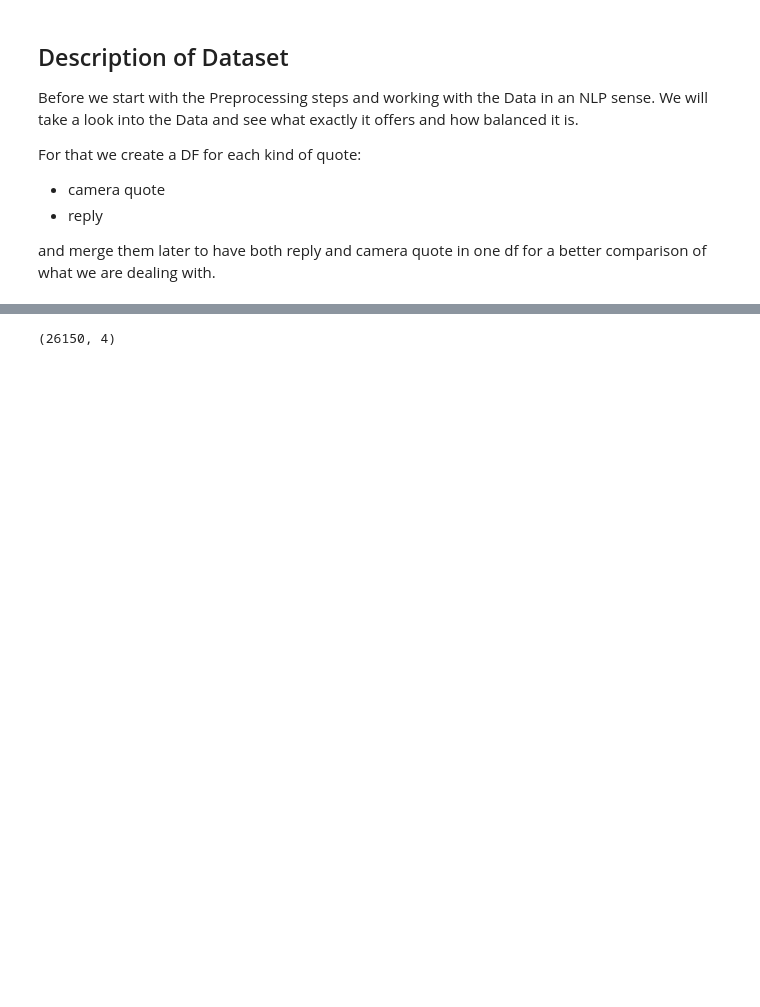
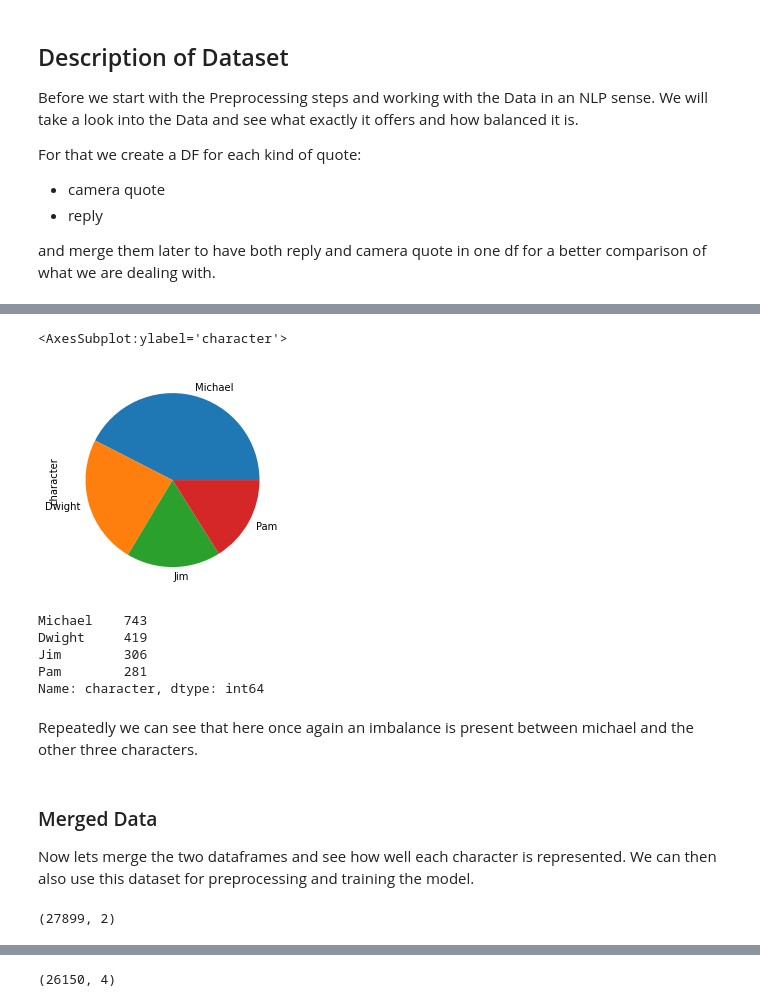
Before and after one commit to kiubb02/NLP_TheOffice_Project, a Jupyter notebook: main.ipynb, the cells around one changed output, grey strips where cells are left out. Saved outputs shown, nothing was run; the diff lists cells and outputs as text; code cells hidden in the pictures; blank space fills up the shorter version.

```diff
--- a/main.ipynb
+++ b/main.ipynb
@@ -36,0 +133,19 @@ import re
+# %%
+char_count.plot(kind="pie")
+# %% [output]
+<AxesSubplot:ylabel='character'>
+[figure, added]
+# %%
+char_count
+# %% [output]
+Michael    743
+Dwight     419
+Jim        306
+Pam        281
+Name: character, dtype: int64
+# %% [markdown]
+Repeatedly we can see that here once again an imbalance is present between michael and the other three characters.
+# %% [markdown]
+### Merged Data
+
+Now lets merge the two dataframes and see how well each character is represented. We can then also use this dataset for preprocessing and training the model.
@@ -36,0 +158,4 @@ import re
+# %%
+df_merged.shape
+# %% [output]
+(27899, 2)
```
Also changed, not shown: parts of 79 cells of this notebook.
